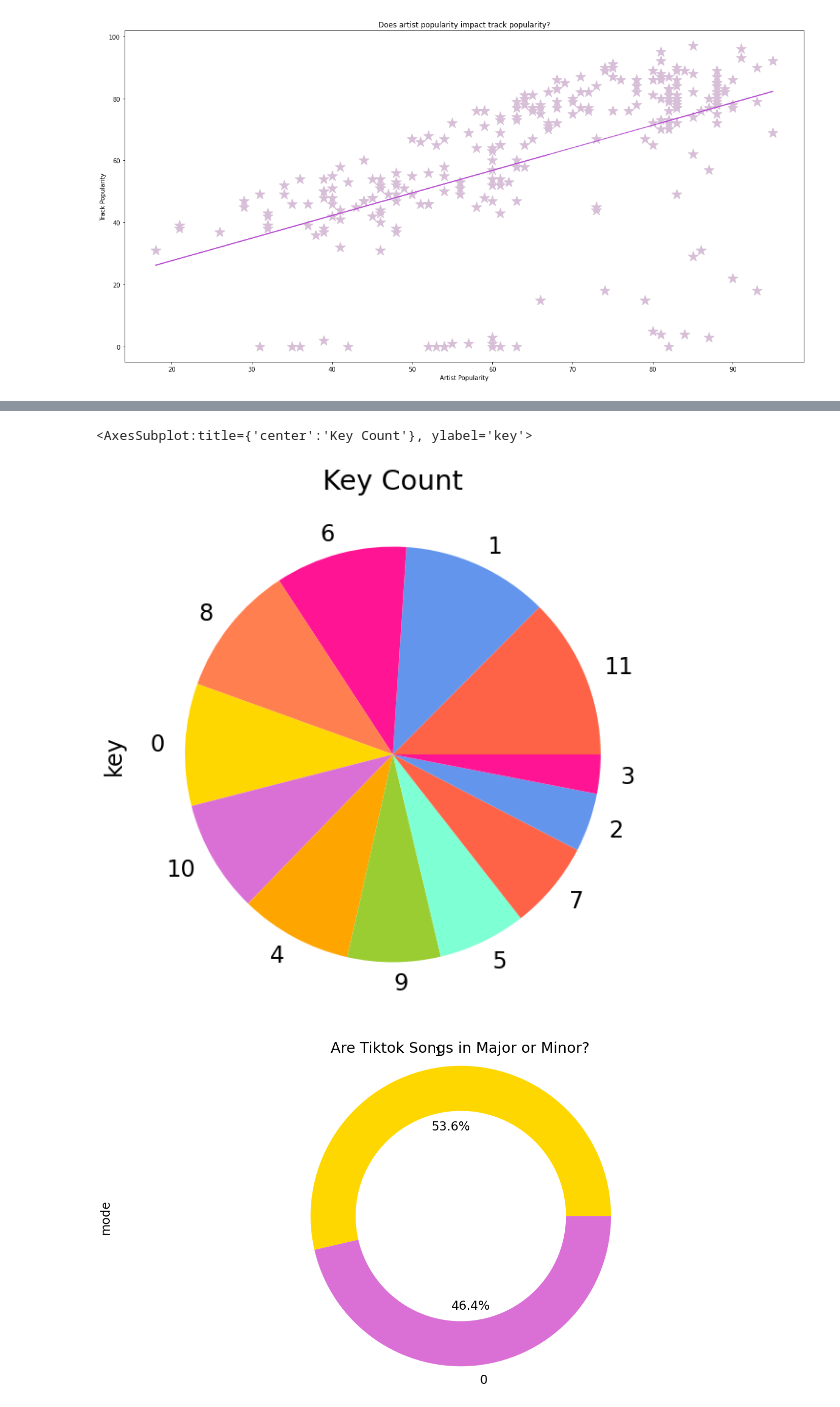
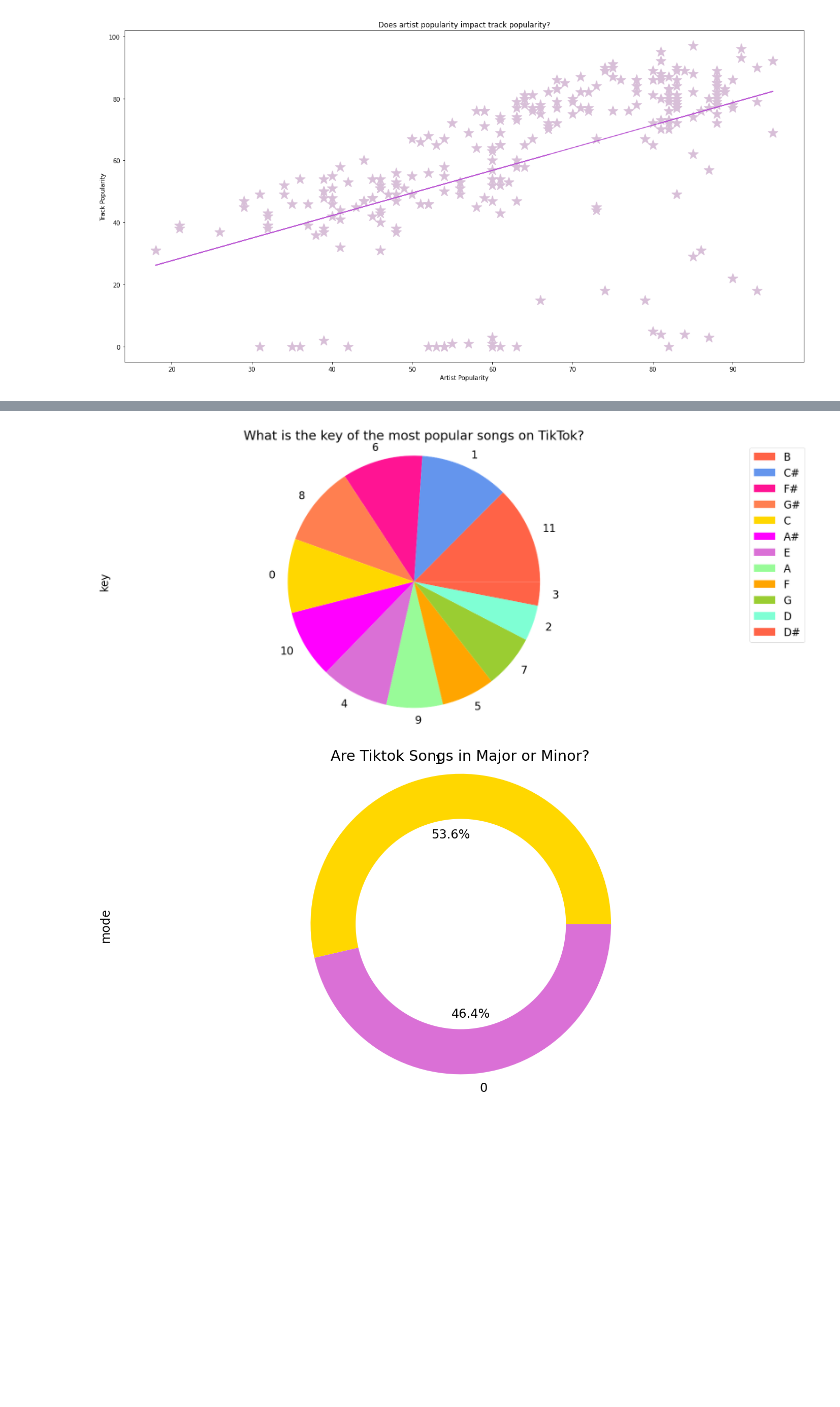
Before and after one commit to incalescence/open-data, a Jupyter notebook: tiktok_presentation.ipynb, the cells around one changed output, grey strips where cells are left out. Drawn from its saved outputs; the diff is of its cells as text; code cells hidden in the pictures; blank space fills up the shorter version.

```diff
--- a/tiktok_presentation.ipynb
+++ b/tiktok_presentation.ipynb
@@ -85,9 +88,29 @@ plt.show()
-# %%
-time_signature_count = tiktok_songs['key'].value_counts()
-time_signature_count.plot(kind='pie', title='Key Count', colors=['tomato', 'cornflowerblue', 'deeppink','coral', 'gold', 'orchid', 'orange', 'yellowgreen', 'aquamarine'])
-# %% [output]
-<AxesSubplot:title={'center':'Key Count'}, ylabel='key'>
-[figure, removed]
+# %%
+key_labels = {
+    0: 'C',
+    1: 'C#',
+    2: 'D',
+    3: 'D#',
+    4: 'E',
+    5: 'F',
+    6: 'F#',
+    7: 'G',
+    8: 'G#',
+    9: 'A',
+    10: 'A#',
+    11: 'B',
+}
+time_signature_count = tiktok_songs['key'].value_counts()
+time_signature_count.plot(kind='pie', title='Key Count', colors=['tomato', 'cornflowerblue', 'deeppink','coral', 'gold', 'magenta', 'orchid', 'palegreen', 'orange', 'yellowgreen', 'aquamarine'])
+plt.axis('equal')
+plt.tight_layout()
+plt.title('What is the key of the most popular songs on TikTok?')
+# label each slice with label from key_labels dictionary
+plt.legend(labels=[key_labels[key] for key in time_signature_count.index], loc='upper left', bbox_to_anchor=(1.05, 1))
+plt.rcParams.update({'font.size': 24})
+plt.show()
+# %% [output]
+[figure, added]
 # %%
 # mode of tiktok songs
 time_signature_count = tiktok_songs['mode'].value_counts()
```
Also changed, not shown: parts of 7 cells of this notebook.
